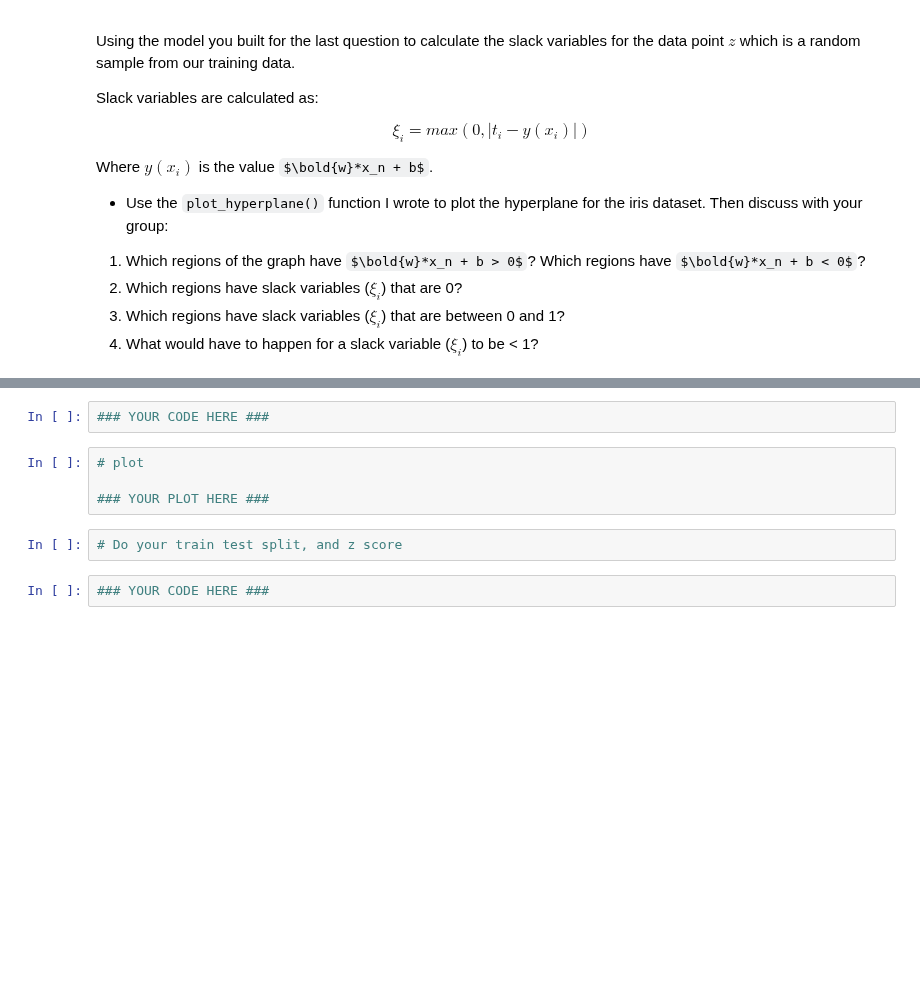
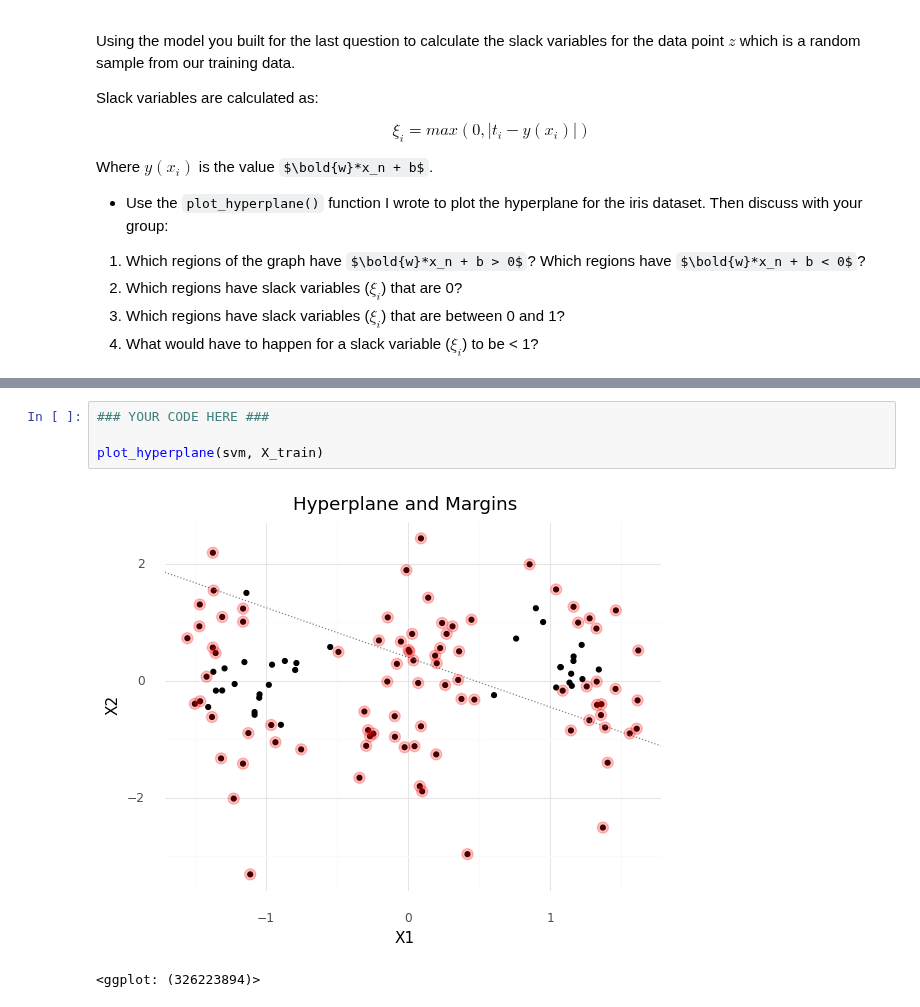
Before and after one commit to min-is/Chapman-University, a Jupyter notebook: CPSC 393 - Machine Learning/Classwork/3 - SupportVectorMachinesI.ipynb, the cells around one changed output, grey strips where cells are left out. Cells and saved outputs as stored; diff of their text form; some formulas as TeX source; blank space fills up the shorter version.

```diff
--- a/CPSC 393 - Machine Learning/Classwork/3 - SupportVectorMachinesI.ipynb
+++ b/CPSC 393 - Machine Learning/Classwork/3 - SupportVectorMachinesI.ipynb
@@ -391,10 +469,7 @@ Then, build an Support Vector Classifier to try to classify the data. How does i
 # %%
 ### YOUR CODE HERE ###
+
+plot_hyperplane(svm, X_train)
+# %% [output]
+[figure, added]
+<ggplot: (326223894)>
-# %%
-# plot
-
-### YOUR PLOT HERE ###
-# %%
-# Do your train test split, and z score
-# %%
-### YOUR CODE HERE ###
```
Also changed, not shown: parts of 5 cells of this notebook.
